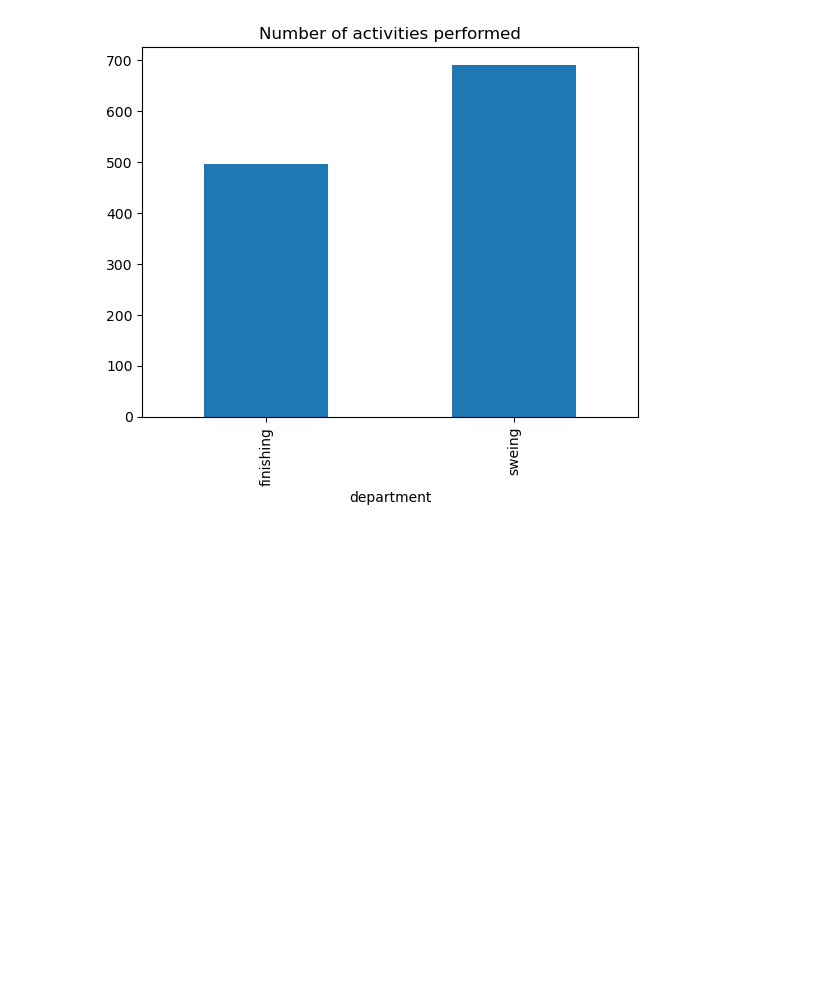
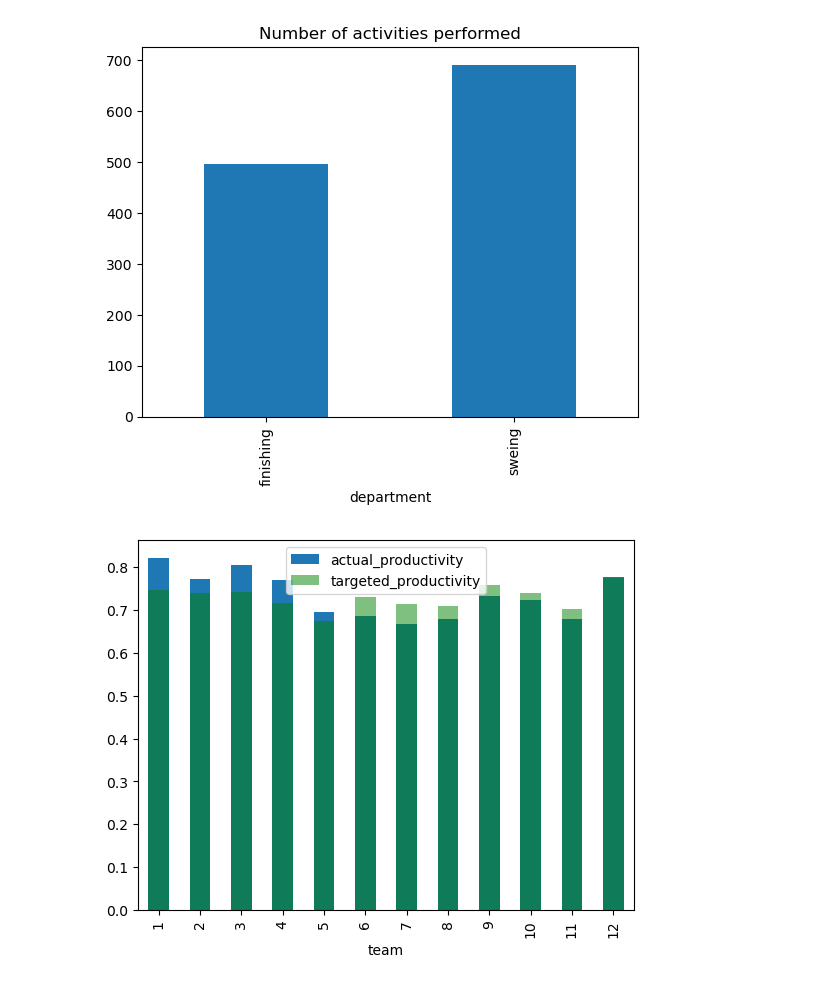
Before and after one commit to wilmarc/Proyecto1ACTD, a Jupyter notebook: DataProcess_P1.ipynb, the cells around one changed output. Saved outputs shown, nothing was run; the diff lists cells and outputs as text; code cells hidden in the pictures; blank space fills up the shorter version.

Commit message:
Graph additions-Wilmar

```diff
--- a/DataProcess_P1.ipynb
+++ b/DataProcess_P1.ipynb
@@ -199,6 +199,20 @@ plt.title("Number of activities performed")
 # %% [output]
 Text(0.5, 1.0, 'Number of activities performed')
 [figure]
+# %%
+#Review of efficiencies during the week days (average efficiencies)
+
+team_data=df_fin.groupby("team")
+real_eff_t=team_data['actual_productivity'].mean()
+target_eff_t=team_data['targeted_productivity'].mean()
+
+plt.figure()
+real_eff_t.plot(kind="bar")
+target_eff_t.plot(kind="bar",color="green",alpha=0.5)
+plt.legend()
+plt.show()
+# %% [output]
+[figure, added]
 # %%
 #import seaborn as sns
 #sns.pairplot(df_val)
```
